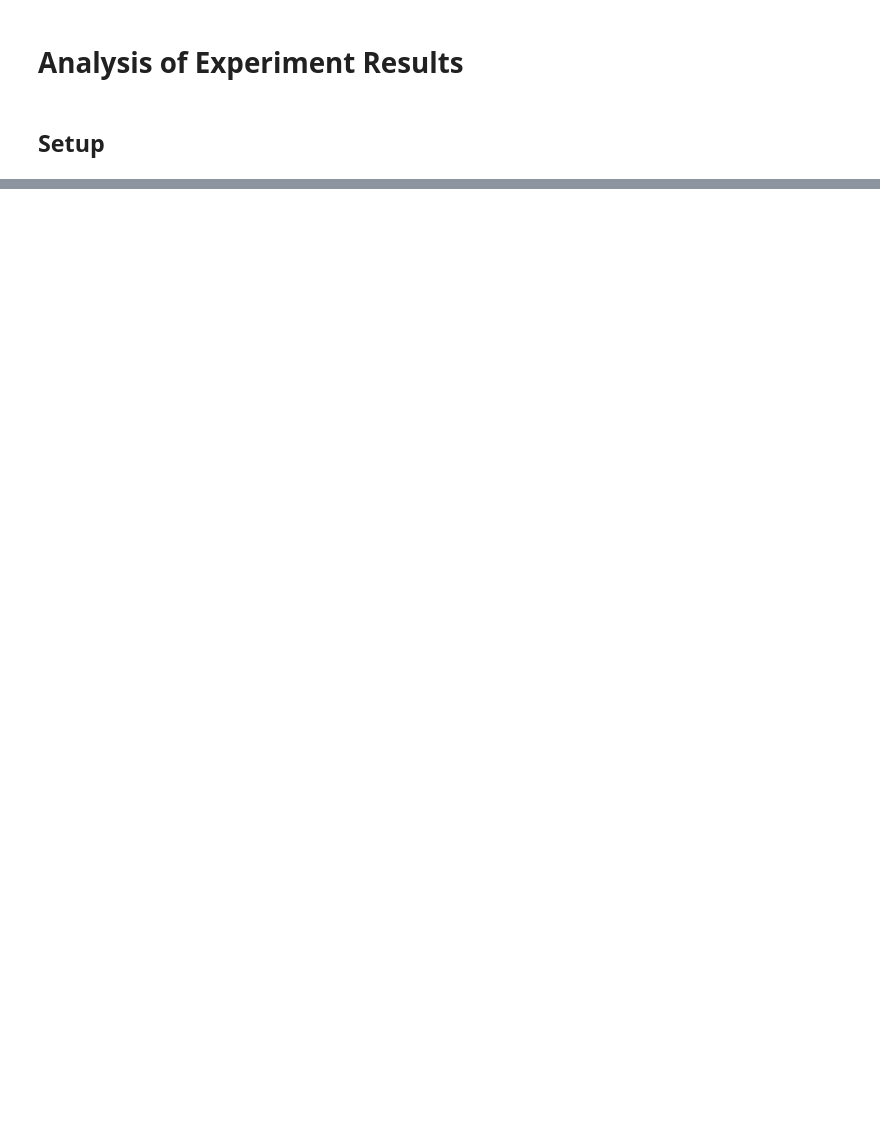
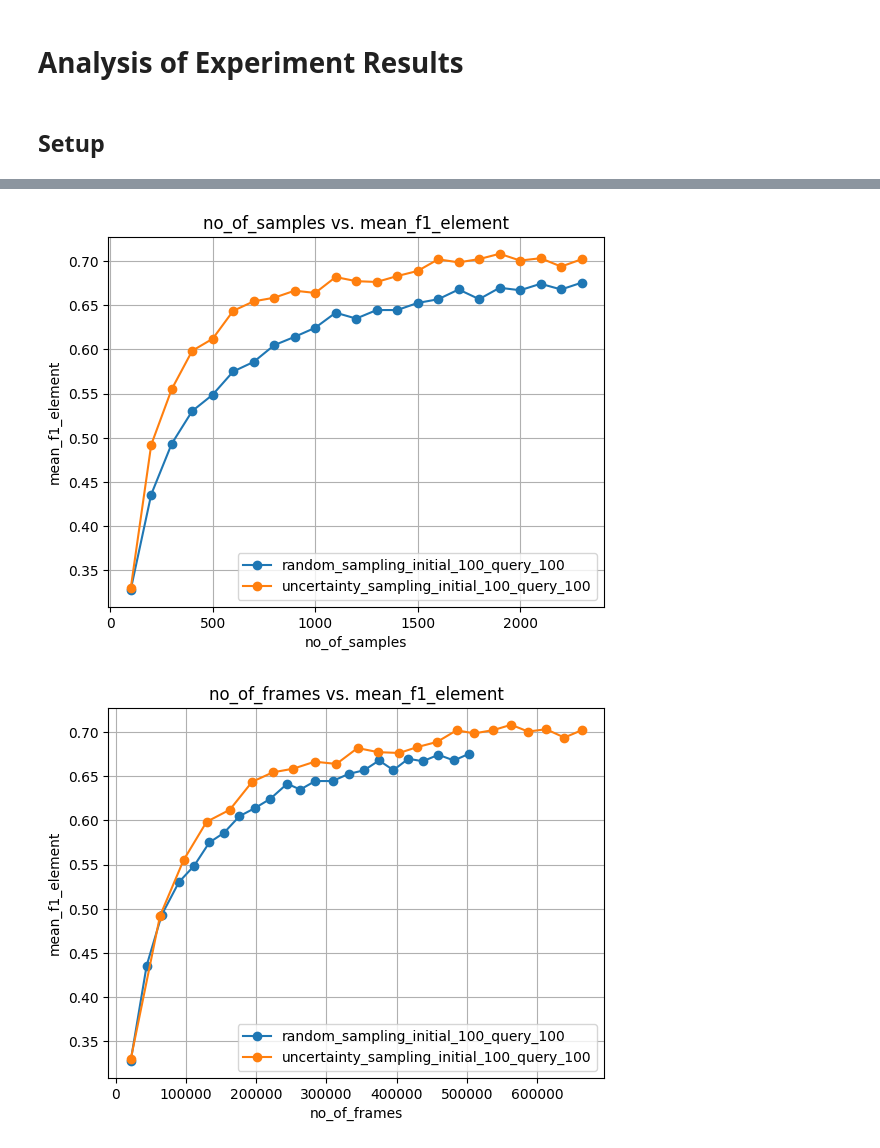
Before and after one commit to zackjh/alpes, a Jupyter notebook: analysis.ipynb, the cells around one changed output, grey strips where cells are left out. Cells and saved outputs as stored; diff of their text form; code cells hidden in the pictures; blank space fills up the shorter version.

```diff
--- a/analysis.ipynb
+++ b/analysis.ipynb
@@ -78,0 +93,8 @@ show_graph(random_sampling_exp_1_results, "edit_score")
+# %%
+# Mean F1 Element
+# Might be more accurate/representative since it's the number of frames that actually matters for training
+show_graph(INITIAL_100_QUERY_100, x_axis="no_of_samples", y_axis="mean_f1_element")
+show_graph(INITIAL_100_QUERY_100, x_axis="no_of_frames", y_axis="mean_f1_element")
+# %% [output]
+[figure, added]
+[figure, added]
```
Also changed, not shown: parts of 23 cells of this notebook, 2 other files.
